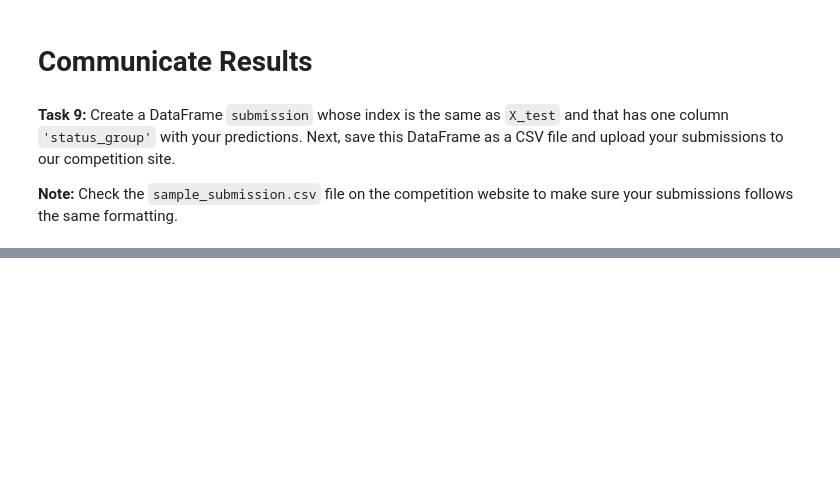
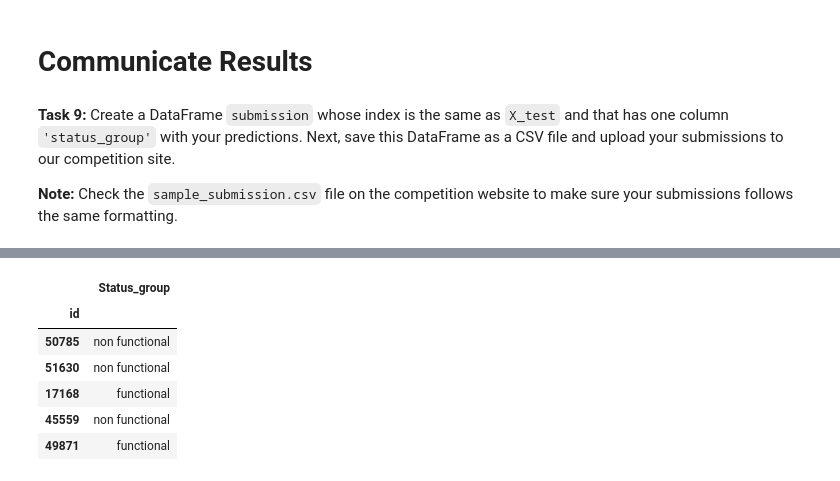
Before and after one commit to write2nk/DS-Unit-2-Kaggle-Challenge, a Jupyter notebook: module3-cross-validation/LS_DS_223_assignment.ipynb, the cells around one changed output, grey strips where cells are left out. Cells and saved outputs as stored; diff of their text form; code cells hidden in the pictures; blank space fills up the shorter version.

```diff
--- a/module3-cross-validation/LS_DS_223_assignment.ipynb
+++ b/module3-cross-validation/LS_DS_223_assignment.ipynb
@@ -251,0 +346,15 @@ submission = ...
+# %%
+#make predictions first
+pred = best_model.predict(X_test)
+# %%
+#Create a datafram submission
+submission = submission = pd.DataFrame(pred, columns = ['Status_group'], index = X_test.index)
+submission.head()
+# %% [output]
+|  | Status_group |
+| id |  |
+| 50785 | non functional |
+| 51630 | non functional |
+| 17168 | functional |
+| 45559 | non functional |
+| 49871 | functional |
```
Also changed, not shown: parts of 13 cells of this notebook.
